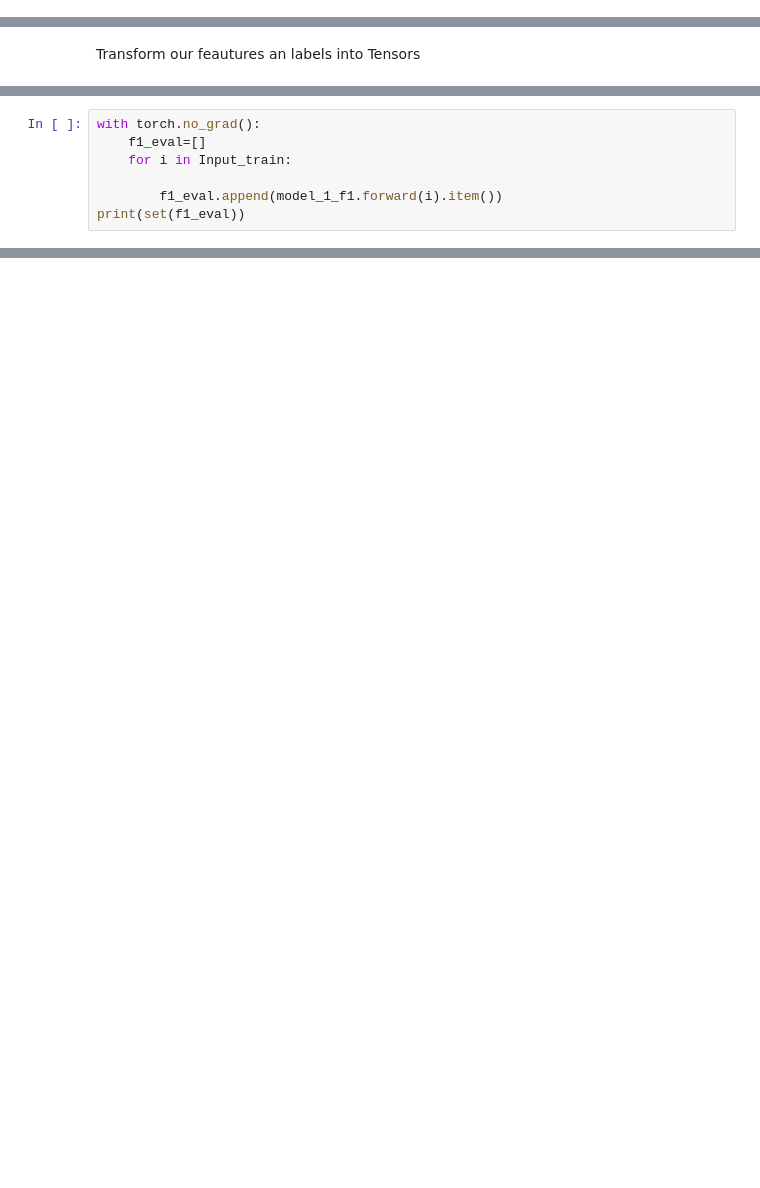
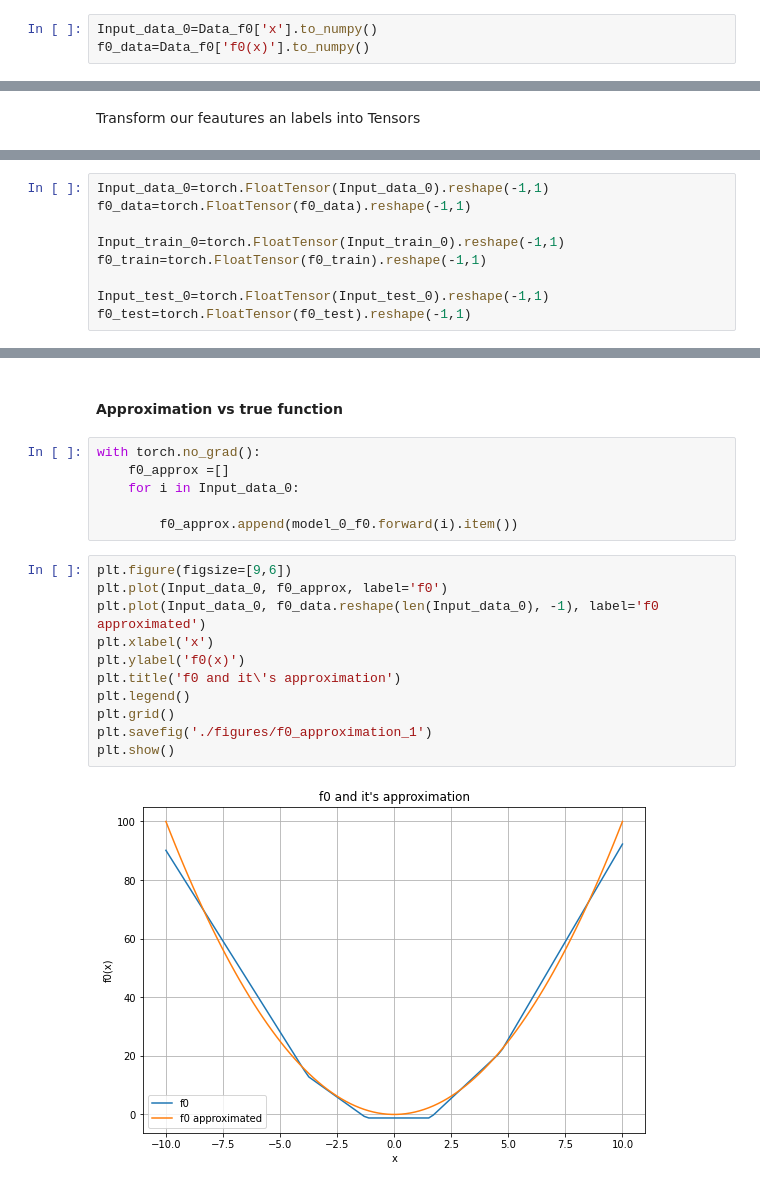
Before and after one commit to cheikh42/functionapproximation, a Jupyter notebook: noteboook.ipynb, the cells around one changed output, grey strips where cells are left out. Cells and saved outputs as stored; diff of their text form; blank space fills up the shorter version.

```diff
--- a/noteboook.ipynb
+++ b/noteboook.ipynb
@@ -158 +201,4 @@ f1_data=Data_f1['f1(x,y)'].to_numpy()
+# %%
+Input_data_0=Data_f0['x'].to_numpy()
+f0_data=Data_f0['f0(x)'].to_numpy()
 # %% [markdown]
@@ -207,7 +209,0 @@ loss_array[-1]/loss_array[0]
-# %%
-with torch.no_grad():
-    f1_eval=[]
-    for i in Input_train:
-
-        f1_eval.append(model_1_f1.forward(i).item())
-print(set(f1_eval))
@@ -220,0 +210,9 @@ plt.plot(Input_train[:,1], f1_eval)
+# %%
+Input_data_0=torch.FloatTensor(Input_data_0).reshape(-1,1)
+f0_data=torch.FloatTensor(f0_data).reshape(-1,1)
+
+Input_train_0=torch.FloatTensor(Input_train_0).reshape(-1,1)
+f0_train=torch.FloatTensor(f0_train).reshape(-1,1)
+
+Input_test_0=torch.FloatTensor(Input_test_0).reshape(-1,1)
+f0_test=torch.FloatTensor(f0_test).reshape(-1,1)
@@ -220,0 +262,21 @@ plt.plot(Input_train[:,1], f1_eval)
+# %% [markdown]
+#### Approximation vs true function
+# %%
+with torch.no_grad():
+    f0_approx =[]
+    for i in Input_data_0:
+
+        f0_approx.append(model_0_f0.forward(i).item())
+# %%
+plt.figure(figsize=[9,6])
+plt.plot(Input_data_0, f0_approx, label='f0')
+plt.plot(Input_data_0, f0_data.reshape(len(Input_data_0), -1), label='f0 approximated')
+plt.xlabel('x')
+plt.ylabel('f0(x)')
+plt.title('f0 and it\'s approximation')
+plt.legend()
+plt.grid()
+plt.savefig('./figures/f0_approximation_1')
+plt.show()
+# %% [output]
+[figure, added]
```
Also changed, not shown: parts of 152 cells of this notebook, 19 other files.
